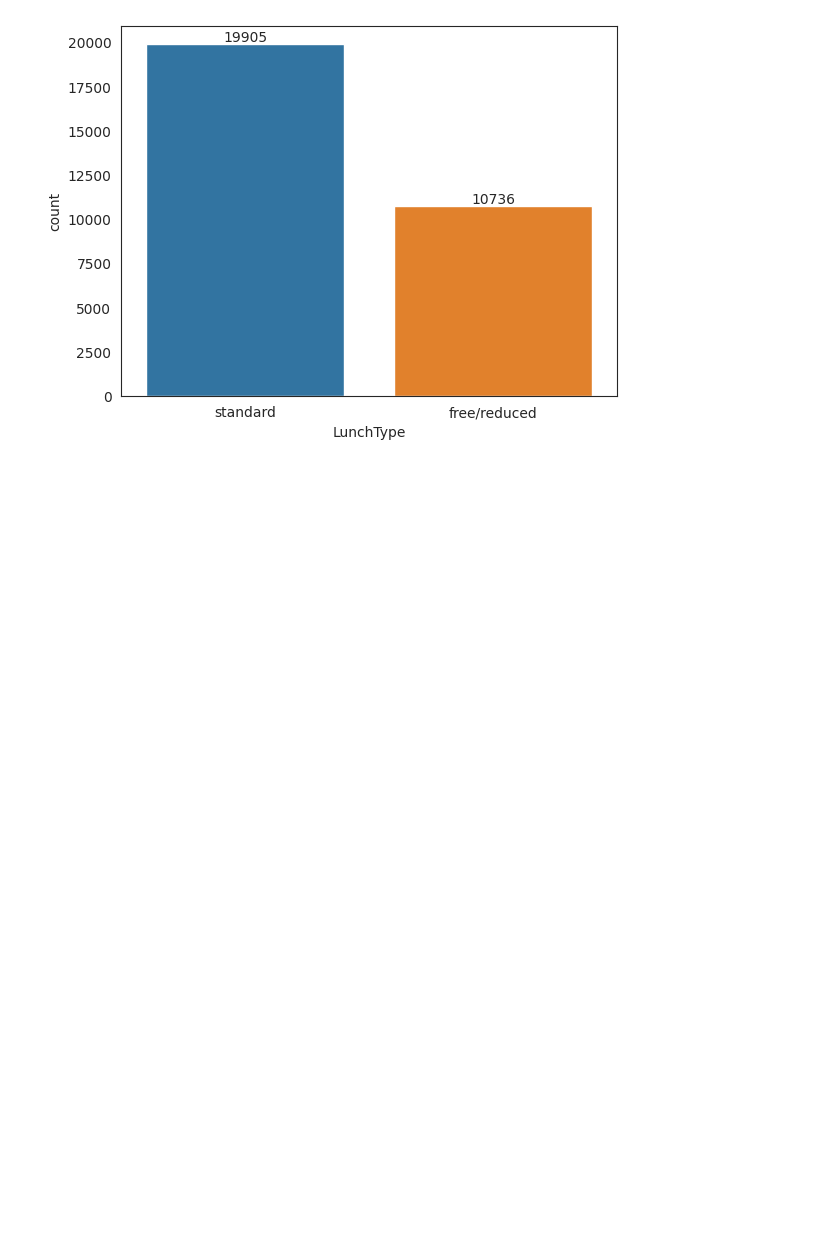
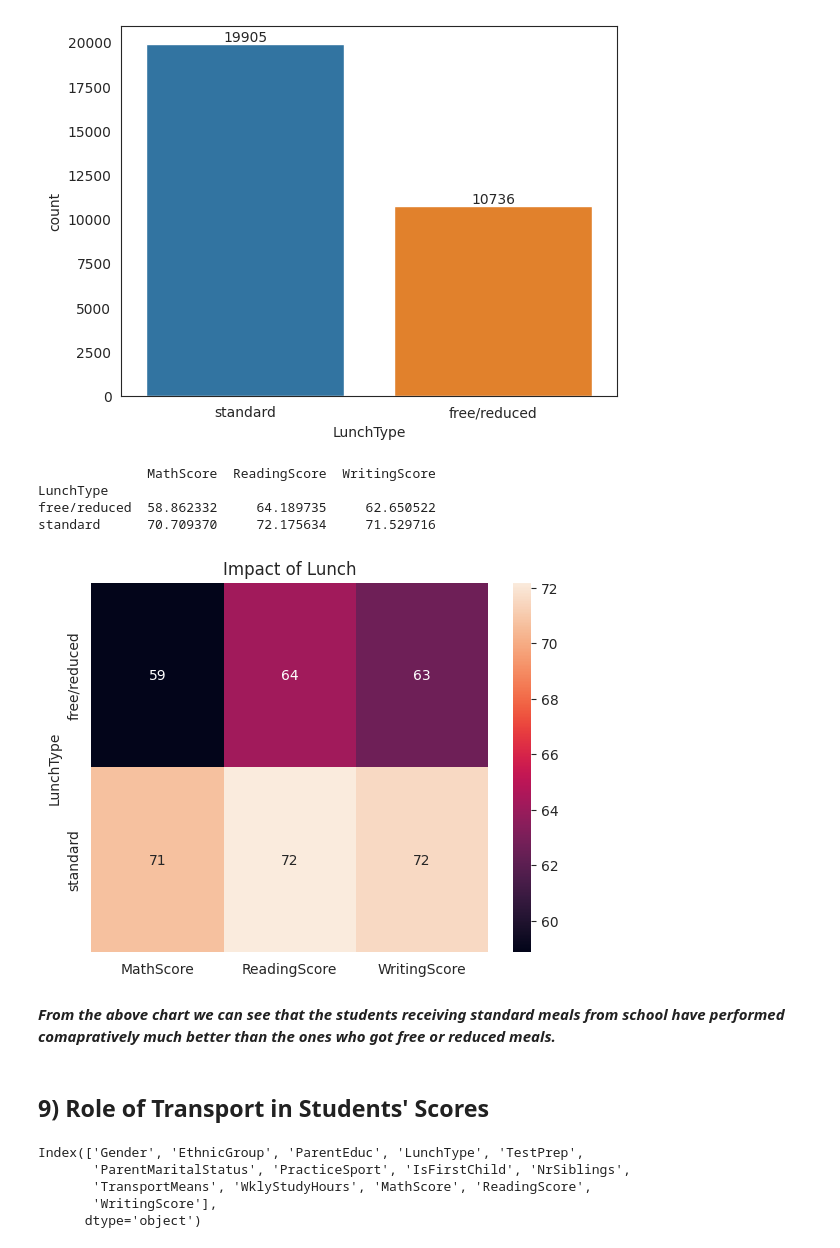
Before and after one commit to HafshaWahab/Students-Test-Scores-Analysis, a Jupyter notebook: students-test-scores-analysis.ipynb, the cells around one changed output. Cells and saved outputs as stored; diff of their text form; code cells hidden in the pictures; blank space fills up the shorter version.

Commit message:
Kaggle Notebook | Students Test Scores Analysis | Version 13

```diff
--- a/students-test-scores-analysis.ipynb
+++ b/students-test-scores-analysis.ipynb
@@ -407,3 +400,29 @@ ax.bar_label(ax.containers[0])
 plt.show()
 # %% [output]
 [figure]
+# %%
+lunch = df.groupby('LunchType').agg({'MathScore':'mean', 'ReadingScore':'mean', 'WritingScore':'mean'})
+print(lunch)
+# %% [output]
+              MathScore  ReadingScore  WritingScore
+LunchType
+free/reduced  58.862332     64.189735     62.650522
+standard      70.709370     72.175634     71.529716
+# %%
+sns.heatmap(lunch, annot = True)
+plt.title('Impact of Lunch')
+plt.show()
+# %% [output]
+[figure, added]
+# %% [markdown]
+***From the above chart we can see that the students receiving standard meals from school have performed comapratively much better than the ones who got free or reduced meals.***
+# %% [markdown]
+## 9) Role of Transport in Students' Scores
+# %%
+df.columns
+# %% [output]
+Index(['Gender', 'EthnicGroup', 'ParentEduc', 'LunchType', 'TestPrep',
+       'ParentMaritalStatus', 'PracticeSport', 'IsFirstChild', 'NrSiblings',
+       'TransportMeans', 'WklyStudyHours', 'MathScore', 'ReadingScore',
+       'WritingScore'],
+      dtype='object')
```
Also changed, not shown: parts of 11 cells of this notebook.
